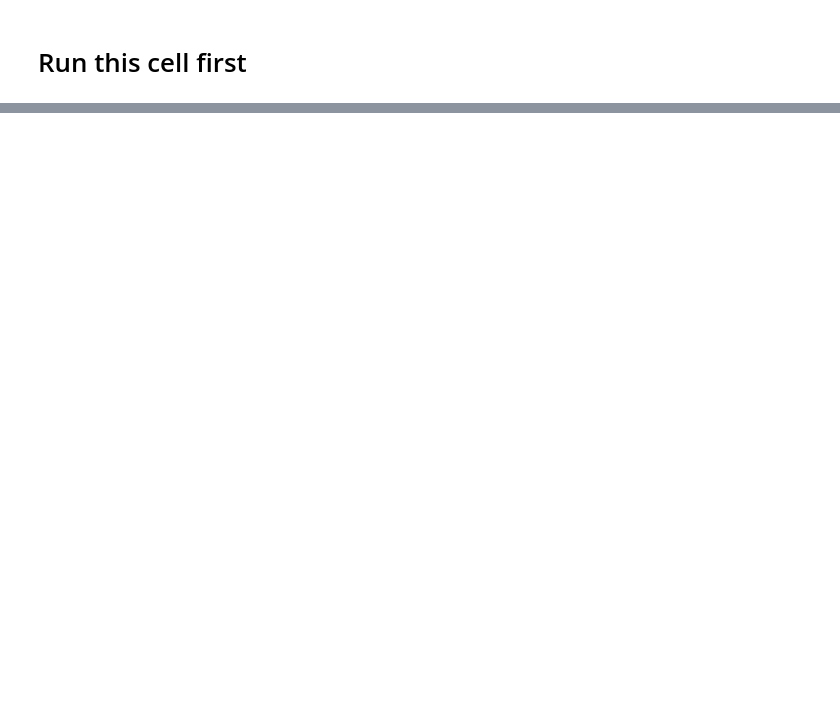
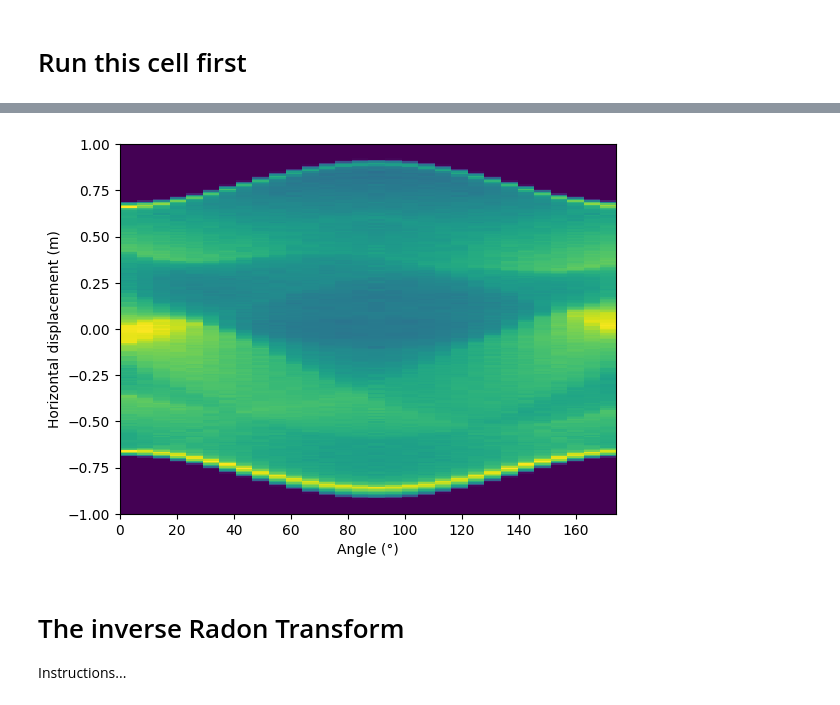
Before and after one commit to autofeedback-exercises/exercises, a Jupyter notebook: MTH2021/Radon/Radon.ipynb, the cells around one changed output, grey strips where cells are left out. Cells and saved outputs as stored; diff of their text form; code cells hidden in the pictures; blank space fills up the shorter version.

Commit message:
amended Radon content

```diff
--- a/MTH2021/Radon/Radon.ipynb
+++ b/MTH2021/Radon/Radon.ipynb
@@ -97,0 +59,4 @@ runtest(['test_graph1'])
+# %%
+grid = np.linspace(-1, 1, N)
+M = 30
+angles = np.linspace(0, np.pi*(M-1)/M, M)
@@ -97,0 +67,22 @@ runtest(['test_graph1'])
+# %%
+Radon_image = np.zeros((N,M))
+
+fit_grid = np.zeros((N,2))
+
+for m, angle in enumerate(angles):
+    for n, displacement in enumerate(grid):
+       fit_grid[:, 0] = np.linspace(-np.cos(angle), np.cos(angle), N)-displacement * np.sin(angle)
+       fit_grid[:, 1] = np.linspace(-np.sin(angle), np.sin(angle), N)+displacement * np.cos(angle)
+       in_data = scipy.interpolate.interpn((grid, grid), phantom, fit_grid,  method='linear', bounds_error=False, fill_value=0)
+       Radon_image[n, m]=sum(in_data) * 2. / N
+
+plt.imshow(Radon_image,interpolation='none',aspect='auto', extent=[0, 174, -1,1])
+plt.xlabel('Angle (°)')
+plt.ylabel('Horizontal displacement (m)')
+plt.show()
+# %% [output]
+[figure, added]
+# %% [markdown]
+# The inverse Radon Transform
+
+Instructions...
```
Also changed, not shown: parts of 17 cells of this notebook.
